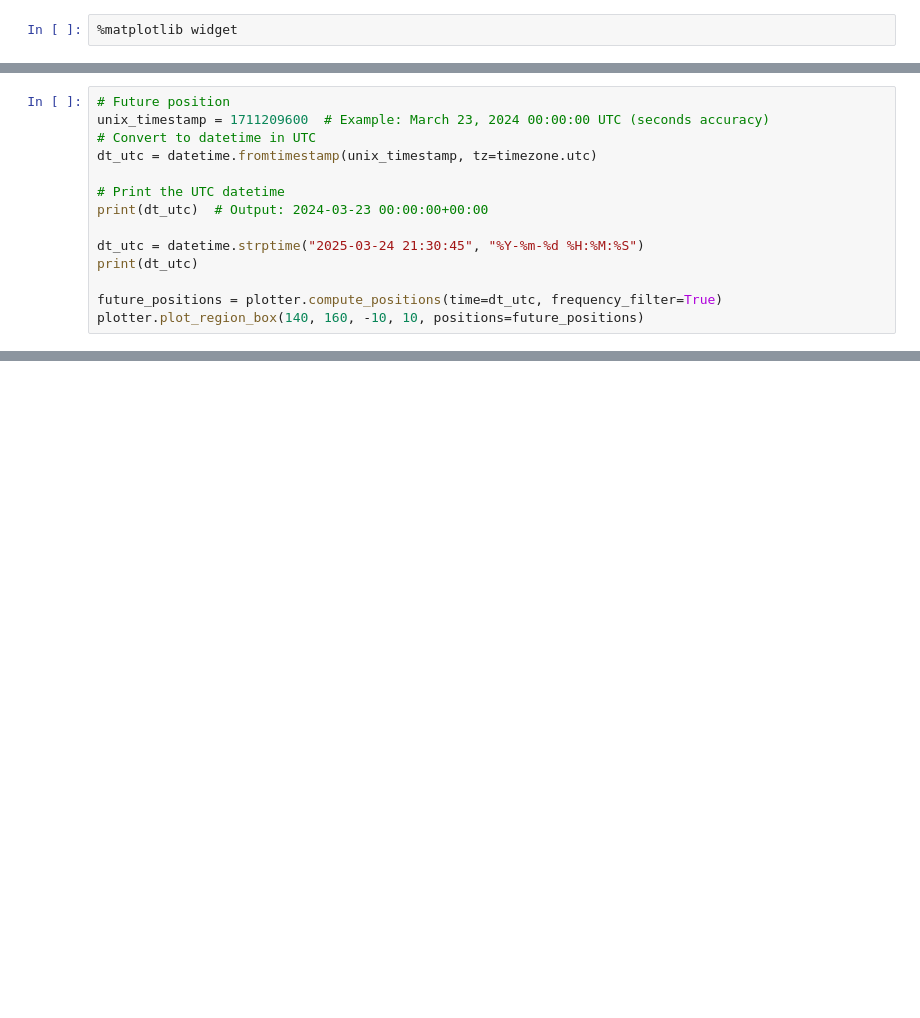
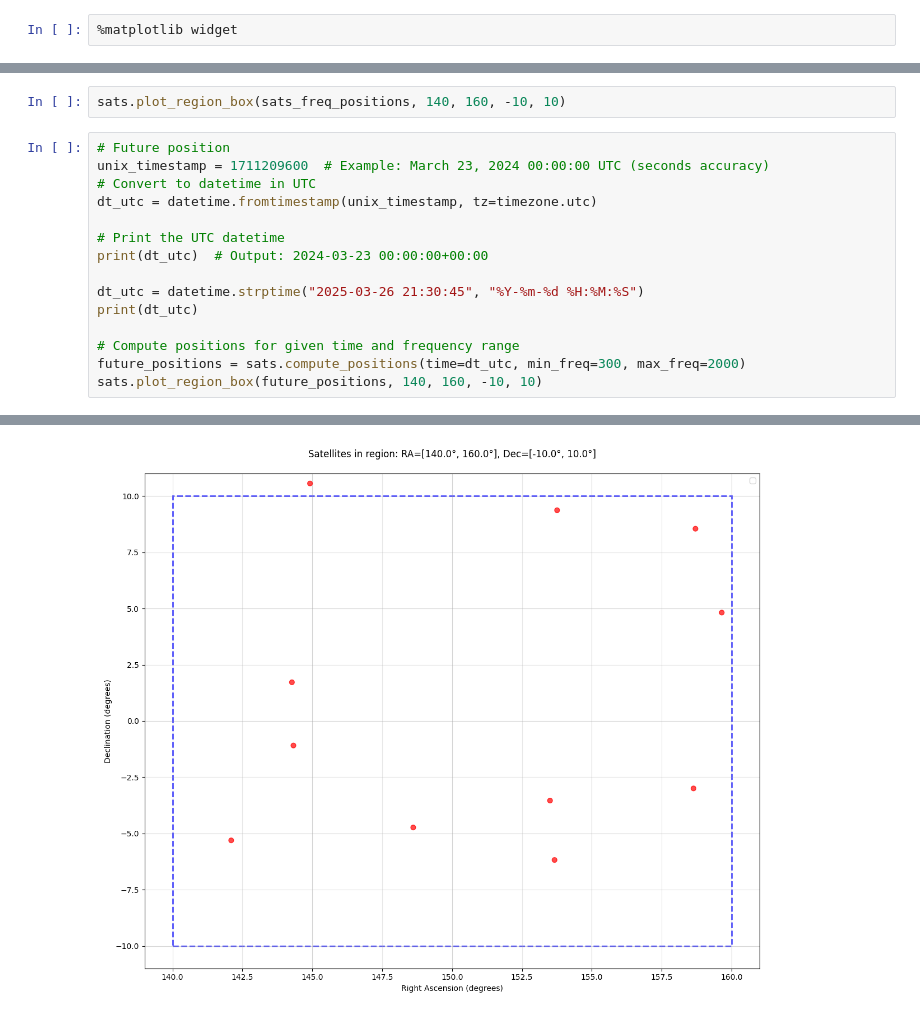
Before and after one commit to meerklass/astrokat-helper, a Jupyter notebook: scripts/test_sats.ipynb, the cells around one changed output, grey strips where cells are left out. Saved outputs shown, nothing was run; the diff lists cells and outputs as text; blank space fills up the shorter version.

```diff
--- a/scripts/test_sats.ipynb
+++ b/scripts/test_sats.ipynb
@@ -27,3 +54,5 @@ plotter.plot_region_box(140, 160, -10, 10, positions=filtered_positions)
+# %%
+sats.plot_region_box(sats_freq_positions, 140, 160, -10, 10)
 # %%
 # Future position
 unix_timestamp = 1711209600  # Example: March 23, 2024 00:00:00 UTC (seconds accuracy)
@@ -33,8 +62,10 @@ dt_utc = datetime.fromtimestamp(unix_timestamp, tz=timezone.utc)
 # Print the UTC datetime
 print(dt_utc)  # Output: 2024-03-23 00:00:00+00:00
 
-dt_utc = datetime.strptime("2025-03-24 21:30:45", "%Y-%m-%d %H:%M:%S")
+dt_utc = datetime.strptime("2025-03-26 21:30:45", "%Y-%m-%d %H:%M:%S")
 print(dt_utc)
 
-future_positions = plotter.compute_positions(time=dt_utc, frequency_filter=True)
-plotter.plot_region_box(140, 160, -10, 10, positions=future_positions)
+# Compute positions for given time and frequency range
+future_positions = sats.compute_positions(time=dt_utc, min_freq=300, max_freq=2000)
+sats.plot_region_box(future_positions, 140, 160, -10, 10)
+# %% [output]
@@ -40,0 +79 @@ plotter.plot_region_box(140, 160, -10, 10, positions=future_positions)
+[figure, added]
```
Also changed, not shown: parts of 25 cells of this notebook, 1 other file.
